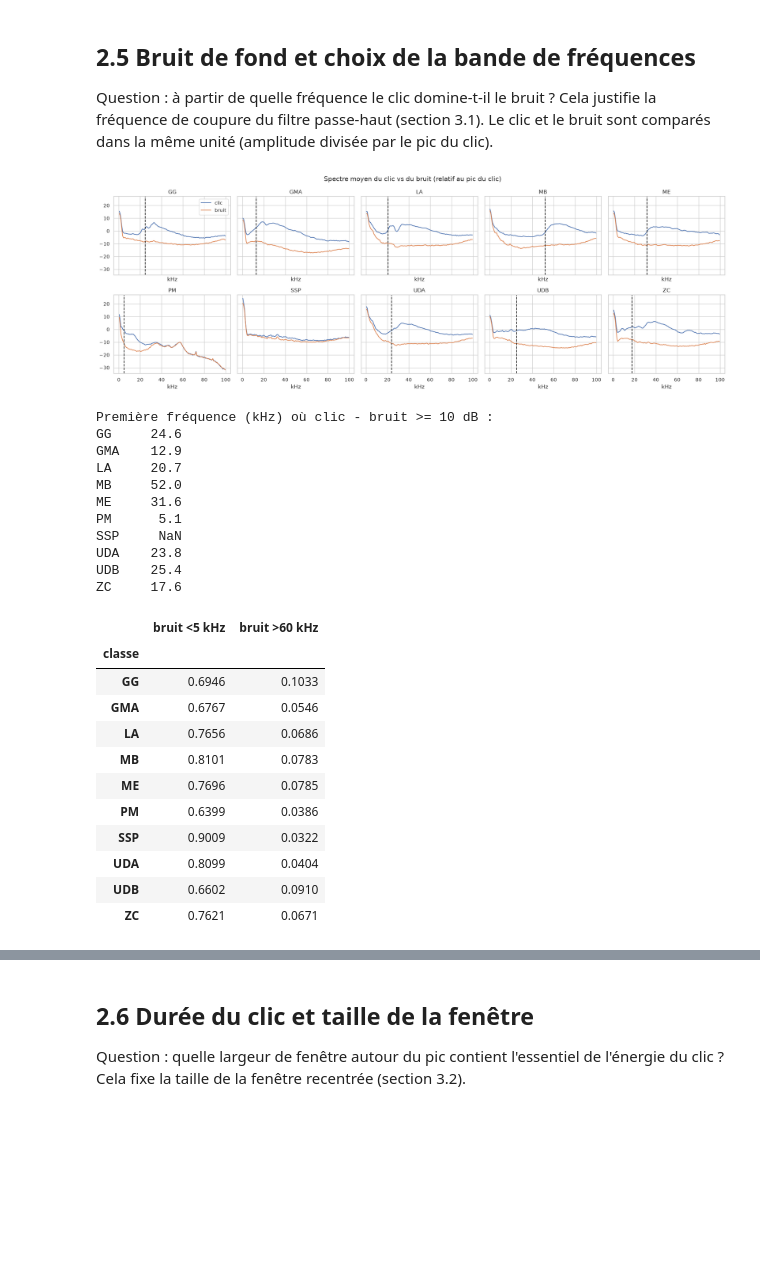
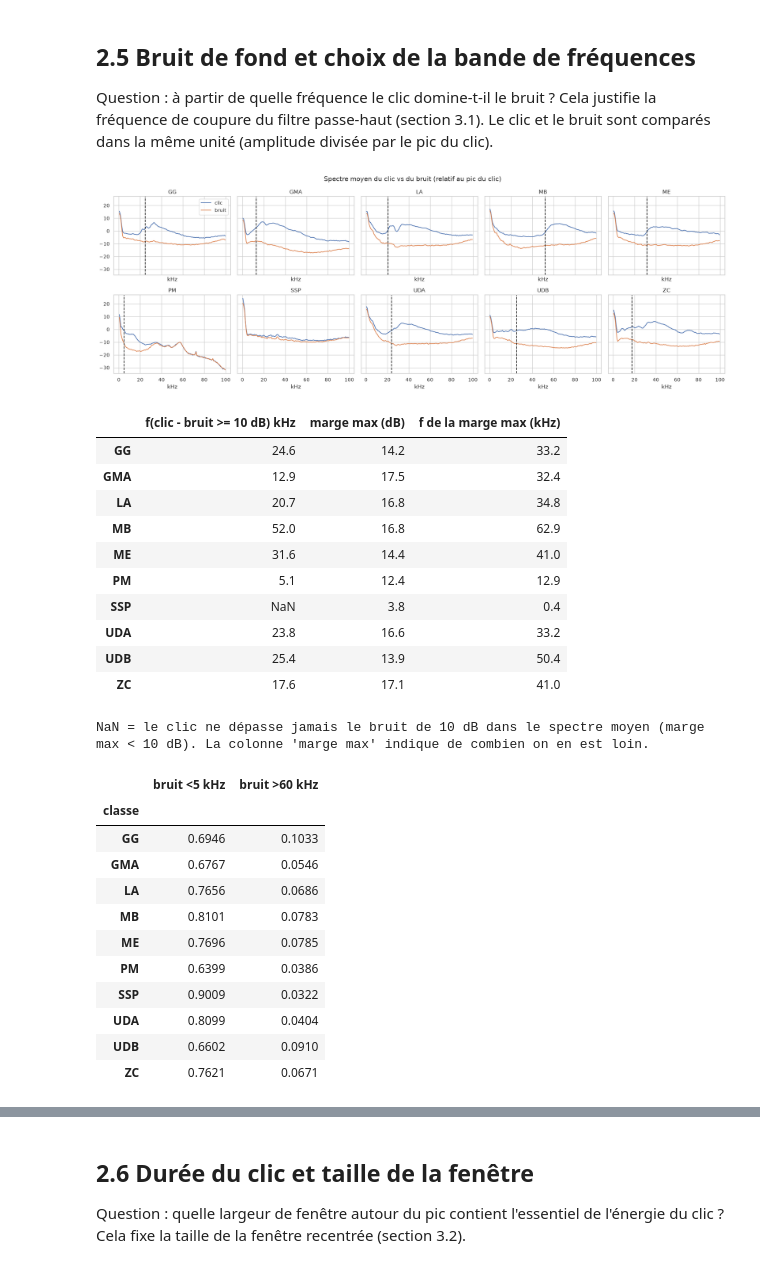
Before and after one commit to tomvllmg/hello-world, a Jupyter notebook: analyse_donnees_DOCC10.ipynb, the cells around one changed output, grey strips where cells are left out. Cells and saved outputs as stored; diff of their text form; code cells hidden in the pictures; blank space fills up the shorter version.

```diff
--- a/analyse_donnees_DOCC10.ipynb
+++ b/analyse_donnees_DOCC10.ipynb
@@ -393,58 +393,67 @@ Le clic et le bruit sont comparés dans la même unité (amplitude divisée par
 def far_segment(X, pos, n=512):
     start = np.where(pos > X.shape[1] // 2, 0, X.shape[1] - n)   # extrémité la plus éloignée du clic
     return np.take_along_axis(X, start[:, None] + np.arange(n)[None, :], axis=1)
 
 def spec_db(seg):
     seg = seg - seg.mean(1, keepdims=True)
     S = np.abs(np.fft.rfft(seg * np.hanning(seg.shape[1]), n=1024, axis=1))[:, :512]
     return 20 * np.log10(S.reshape(len(seg), NB, -1).mean(2) + 1e-9)
 
 N_seg = far_segment(X_sub, pos_sub)
 peak_c = np.abs(C_sub).max(1, keepdims=True) + 1e-12
 SC = spec_db(C_sub / peak_c)      # spectre du clic
 SN = spec_db(N_seg / peak_c)      # spectre du bruit, même normalisation
 
+SEUIL = 10   # dB
+rows = {}
 fig, axes = plt.subplots(2, 5, figsize=(20, 7), sharex=True, sharey=True)
-fc = {}
 for ax, e in zip(axes.ravel(), especes):
     m = y_sub == e
     sc, sn = SC[m].mean(0), SN[m].mean(0)
+    marge = sc - sn
+    ok = np.where(marge >= SEUIL)[0]
+    rows[lab[e]] = {'f(clic - bruit >= 10 dB) kHz': fbin[ok[0]] if len(ok) else np.nan,
+                    'marge max (dB)': marge.max(),
+                    'f de la marge max (kHz)': fbin[marge.argmax()]}
     ax.plot(fbin, sc, label='clic'); ax.plot(fbin, sn, label='bruit')
-    ok = np.where(sc - sn >= 10)[0]
-    fc[lab[e]] = fbin[ok[0]] if len(ok) else np.nan
     if len(ok): ax.axvline(fbin[ok[0]], color='k', ls='--')
-    ax.set_title(f"{lab[e]}"); ax.set_xlabel("kHz")
+    ax.set_title(lab[e]); ax.set_xlabel("kHz")
 axes[0, 0].legend(); plt.suptitle("Spectre moyen du clic vs du bruit (relatif au pic du clic)")
 plt.tight_layout(); plt.show()
-print("Première fréquence (kHz) où clic - bruit >= 10 dB :"); print(pd.Series(fc).round(1).to_string())
+
+tab_fc = pd.DataFrame(rows).T.round(1)
+display(tab_fc)
+print("NaN = le clic ne dépasse jamais le bruit de 10 dB dans le spectre moyen (marge max < 10 dB). "
+      "La colonne 'marge max' indique de combien on en est loin.")
 
 # Répartition de l'énergie du bruit par bande
 Pn = 10 ** (SN / 10)
 frac = lambda mask: Pn[:, mask].sum(1) / Pn.sum(1)
 tab = pd.DataFrame({'classe': [lab[e] for e in y_sub], 'bruit <5 kHz': frac(fbin < 5), 'bruit >60 kHz': frac(fbin > 60)})
 display(tab.groupby('classe').median().round(4))
 # %% [output]
 [figure]
+|  | f(clic - bruit >= 10 dB) kHz | marge max (dB) | f de la marge max (kHz) |
+| GG | 24.6 | 14.2 | 33.2 |
+| GMA | 12.9 | 17.5 | 32.4 |
+| LA | 20.7 | 16.8 | 34.8 |
+| MB | 52.0 | 16.8 | 62.9 |
+| ME | 31.6 | 14.4 | 41.0 |
+| PM | 5.1 | 12.4 | 12.9 |
+| SSP | NaN | 3.8 | 0.4 |
+| UDA | 23.8 | 16.6 | 33.2 |
+| UDB | 25.4 | 13.9 | 50.4 |
+| ZC | 17.6 | 17.1 | 41.0 |
-Première fréquence (kHz) où clic - bruit >= 10 dB :
-GG     24.6
-GMA    12.9
-LA     20.7
-MB     52.0
-ME     31.6
-PM      5.1
-SSP     NaN
-UDA    23.8
-UDB    25.4
-ZC     17.6
+NaN = le clic ne dépasse jamais le bruit de 10 dB dans le spectre moyen (marge max < 10 dB). La colonne 'marge max' indique de combien on en est loin.
-|  | bruit <5 kHz | bruit >60 kHz |
-| classe |  |  |
-| GG | 0.6946 | 0.1033 |
-| GMA | 0.6767 | 0.0546 |
-| LA | 0.7656 | 0.0686 |
-| MB | 0.8101 | 0.0783 |
-| ME | 0.7696 | 0.0785 |
-| PM | 0.6399 | 0.0386 |
-| SSP | 0.9009 | 0.0322 |
-| UDA | 0.8099 | 0.0404 |
-| UDB | 0.6602 | 0.0910 |
-| ZC | 0.7621 | 0.0671 |
+|  | bruit <5 kHz | bruit >60 kHz |
+| classe |  |  |
+| GG | 0.6946 | 0.1033 |
+| GMA | 0.6767 | 0.0546 |
+| LA | 0.7656 | 0.0686 |
+| MB | 0.8101 | 0.0783 |
+| ME | 0.7696 | 0.0785 |
+| PM | 0.6399 | 0.0386 |
+| SSP | 0.9009 | 0.0322 |
+| UDA | 0.8099 | 0.0404 |
+| UDB | 0.6602 | 0.0910 |
+| ZC | 0.7621 | 0.0671 |
```
Also changed, not shown: parts of 9 cells of this notebook.
